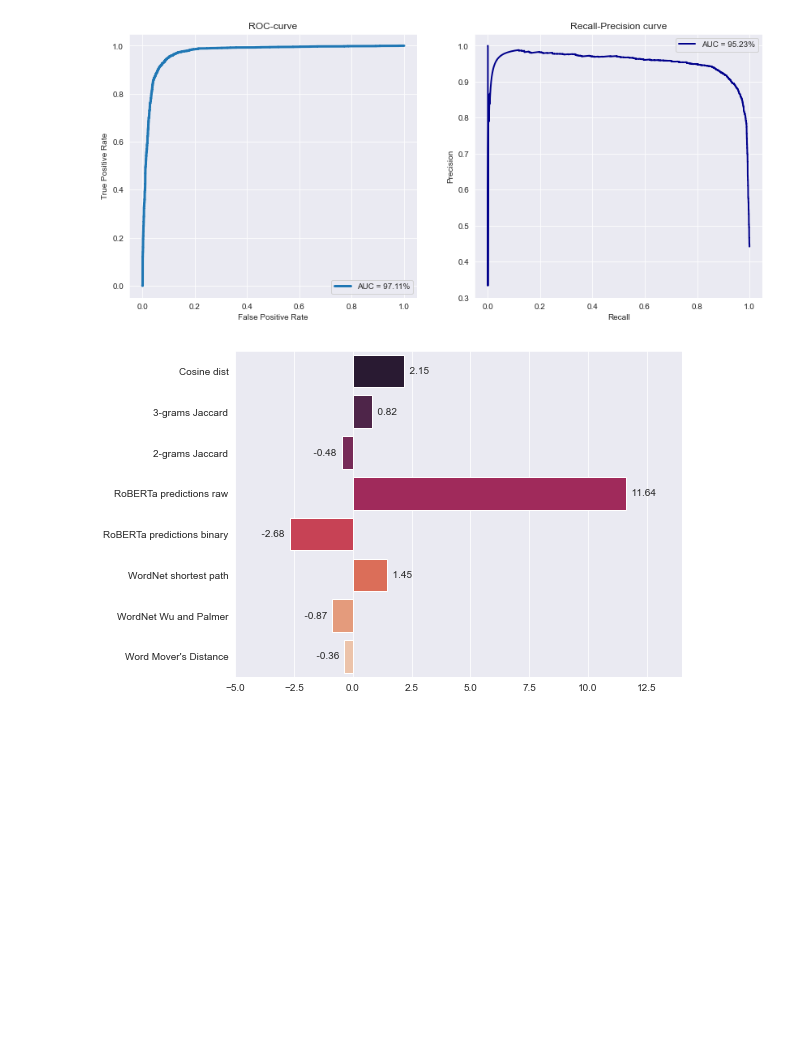
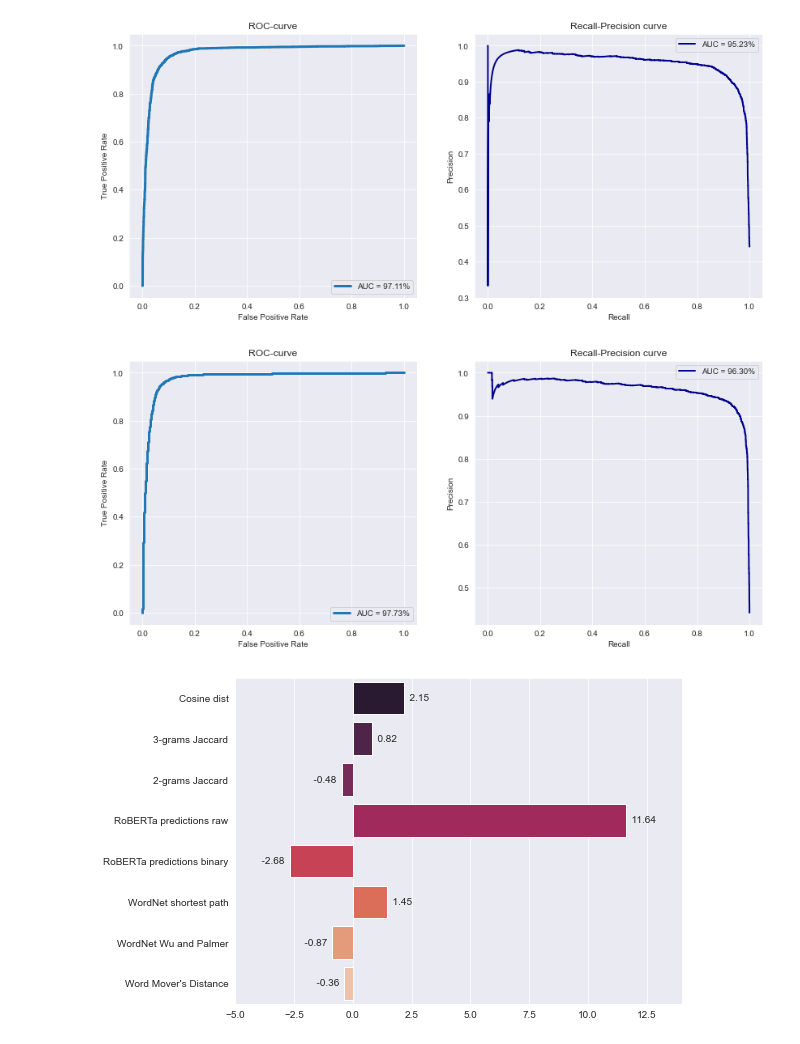
Before and after one commit to nataliyakholodna/paraphrase_det, a Jupyter notebook: evaluate.ipynb, the cells around one changed output. Saved outputs shown, nothing was run; the diff lists cells and outputs as text; code cells hidden in the pictures; blank space fills up the shorter version.

```diff
--- a/evaluate.ipynb
+++ b/evaluate.ipynb
@@ -156,6 +156,10 @@ Accuracy on validation set: 0.937375
 roc_auc(y_test, all_columns_model.y_proba_test)
 # %% [output]
 [figure]
+# %%
+roc_auc(y_dev, all_columns_model.y_proba_dev)
+# %% [output]
+[figure, added]
 # %%
 feature_importance(all_columns_model.feature_importance,
                    [*features.keys()])
```
Also changed, not shown: 14 other files.
